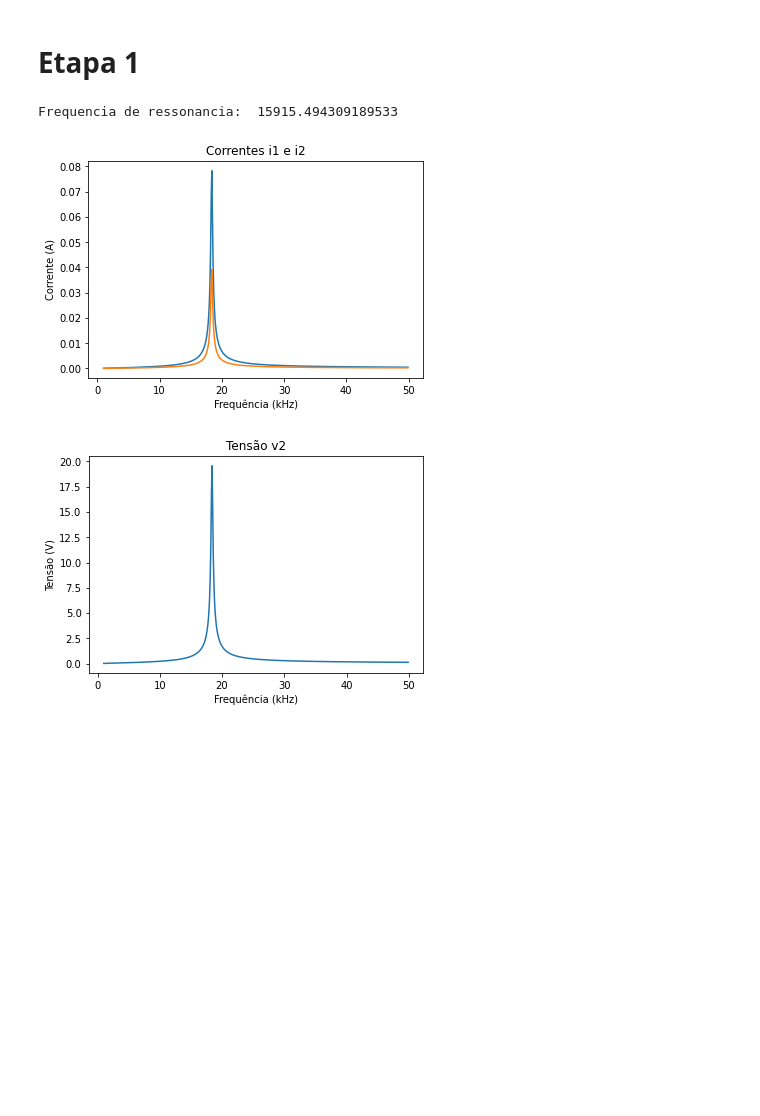
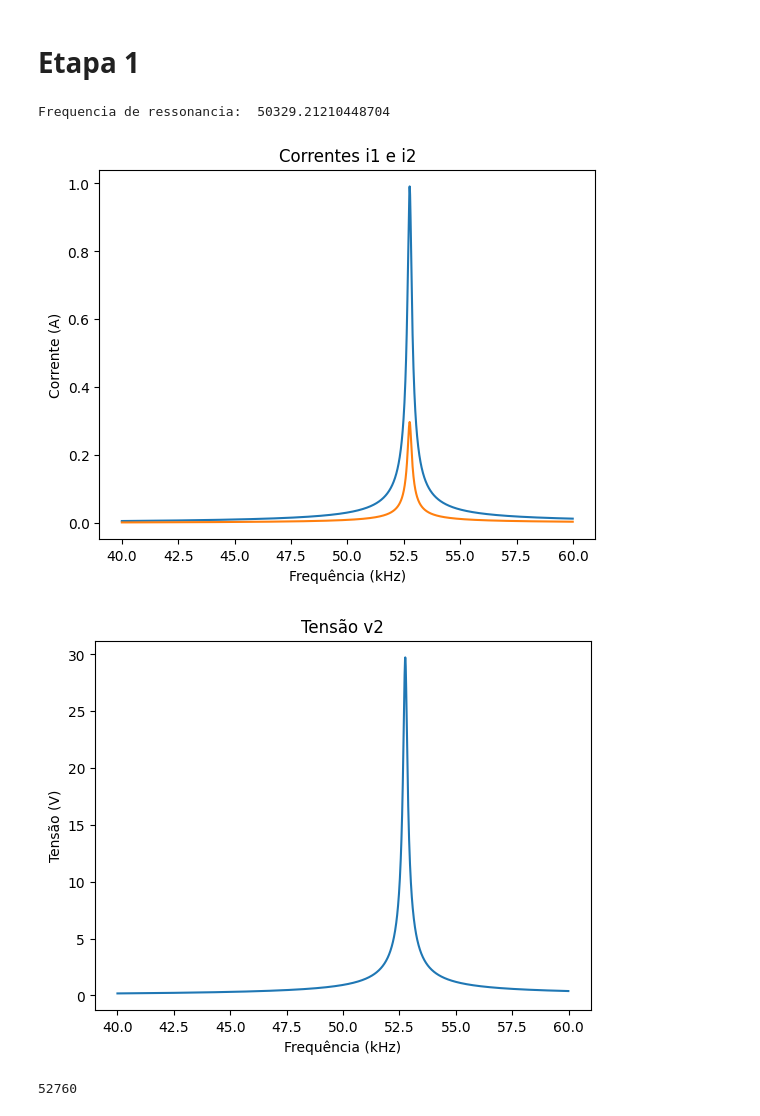
Before and after one commit to pedrocivita/roger4, a Jupyter notebook: grupo2_wpt.ipynb, the cells around one changed output. Cells and saved outputs as stored; diff of their text form; code cells hidden in the pictures; blank space fills up the shorter version.

```diff
--- a/grupo2_wpt.ipynb
+++ b/grupo2_wpt.ipynb
@@ -16,11 +16,12 @@ import matplotlib.pyplot as plt
 def freqResonancia(l, c):
     return 1/(2*pi*sqrt(l*c))
 
-def CalcularTransformadorProjeto(v1, rc, r, l, m, c, f):
+def CalcularTransformadorProjeto(v1, rc, r, l, k, c, f):
     w = 2*pi*f
 
     xl = w*l*1j
     xc = 1/(w*c*1j)
+    m = k*l
     xm = m*w*1j
 
     Z=np.array([[r+xl+xc, -xm],[-xm, xl+r+1/(1/rc+1/xc)]])
@@ -30,12 +31,15 @@ def CalcularTransformadorProjeto(v1, rc, r, l, m, c, f):
     Zeq = 1/(1/rc+1/xc)
     V2 = I[1]*Zeq
 
-    return abs(I[0]), abs(I[1]), abs(V2)
+    return I[0],I[1], V2
 
 def real(zeq):
     return abs(zeq)*np.cos(cmath.phase(zeq))
+
+def capacitorPelaFreqRes(freq, indutancia):
+    return 1/(4*pi**2*freq**2*indutancia)
 # %%
-l  = 0.1
+l  = 0.01
 c = 1e-9
 
 freqRes = freqResonancia(l, c)
@@ -43,37 +47,47 @@ print("Frequencia de ressonancia: ", freqRes)
 
 v1 = 10
 
-rc = 500
+rc = 100
 r = 1
 
-k = 0.5
+k = 0.3
 m = k*l
 
-frequencies = np.arange(1000, 50000, 100)
+frequencies = np.arange(40000, 60000, 10)
 
 values = {"i1": [], "i2": [], "v2": []}
 # %% [output]
-Frequencia de ressonancia:  15915.494309189533
+Frequencia de ressonancia:  50329.21210448704
 # %%
 for f in frequencies:
-    i1, i2, v2 = CalcularTransformadorProjeto(v1, rc, r, l, m, c, f)
-    values["i1"].append(i1)
-    values["i2"].append(i2)
-    values["v2"].append(v2)
+    i1, i2, v2 = CalcularTransformadorProjeto(v1, rc, r, l, k, c, f)
+    values["i1"].append(abs(i1))
+    values["i2"].append(abs(i2))
+    values["v2"].append(abs(v2))
 
 plt.plot(frequencies/1e3, values["i1"])
 plt.plot(frequencies/1e3, values["i2"])
 
 plt.title("Correntes i1 e i2")
 plt.xlabel("Frequência (kHz)")
 plt.ylabel("Corrente (A)")
 plt.show()
 
 plt.plot(frequencies/1e3, values["v2"])
 plt.title("Tensão v2")
 plt.xlabel("Frequência (kHz)")
 plt.ylabel("Tensão (V)")
 plt.show()
 # %% [output]
-[figure, old version]
+[figure, new version]
-[figure, old version]
+[figure, new version]
+# %%
+# Descobrindo o valor de frequência que causa correntes máximas
+maximo = 0
+for i in range(len(values['i1'])):
+    if values['i1'][i] >= maximo:
+        maximo = values['i1'][i]
+        freq_max = frequencies[i]
+freq_max
+# %% [output]
+52760
```
Also changed, not shown: parts of 5 cells of this notebook.
